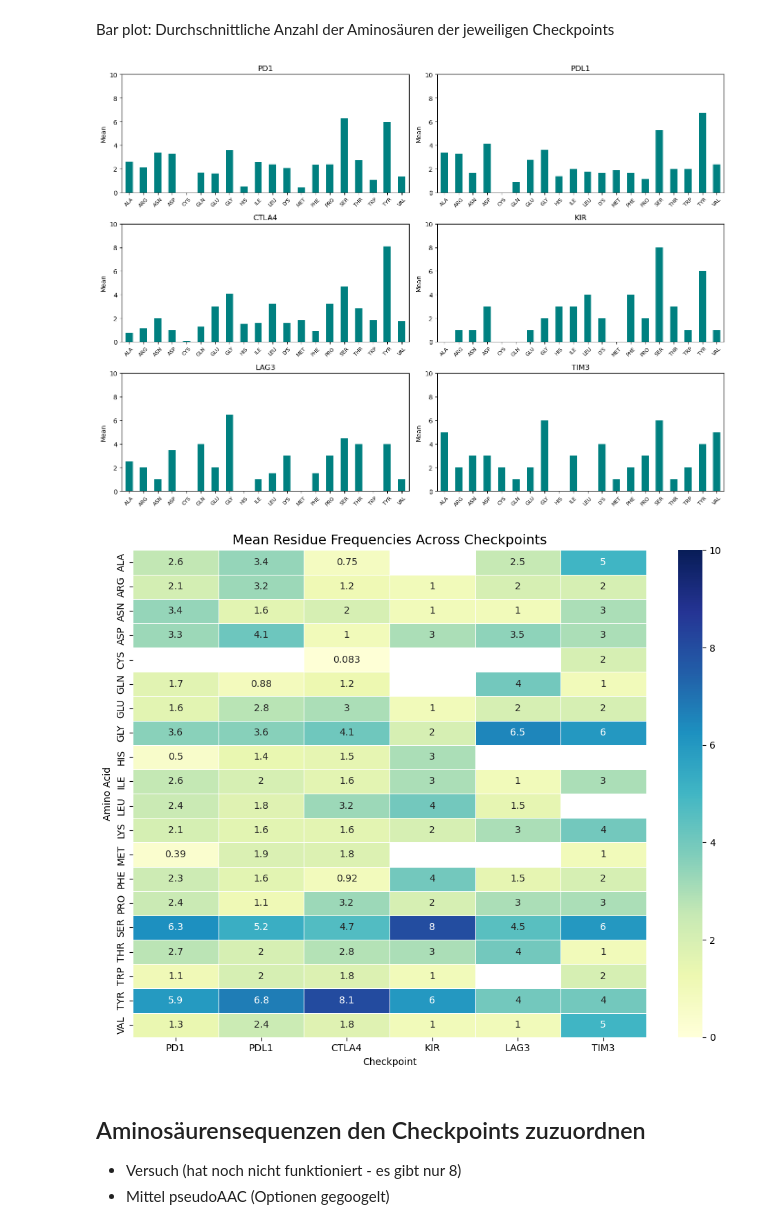
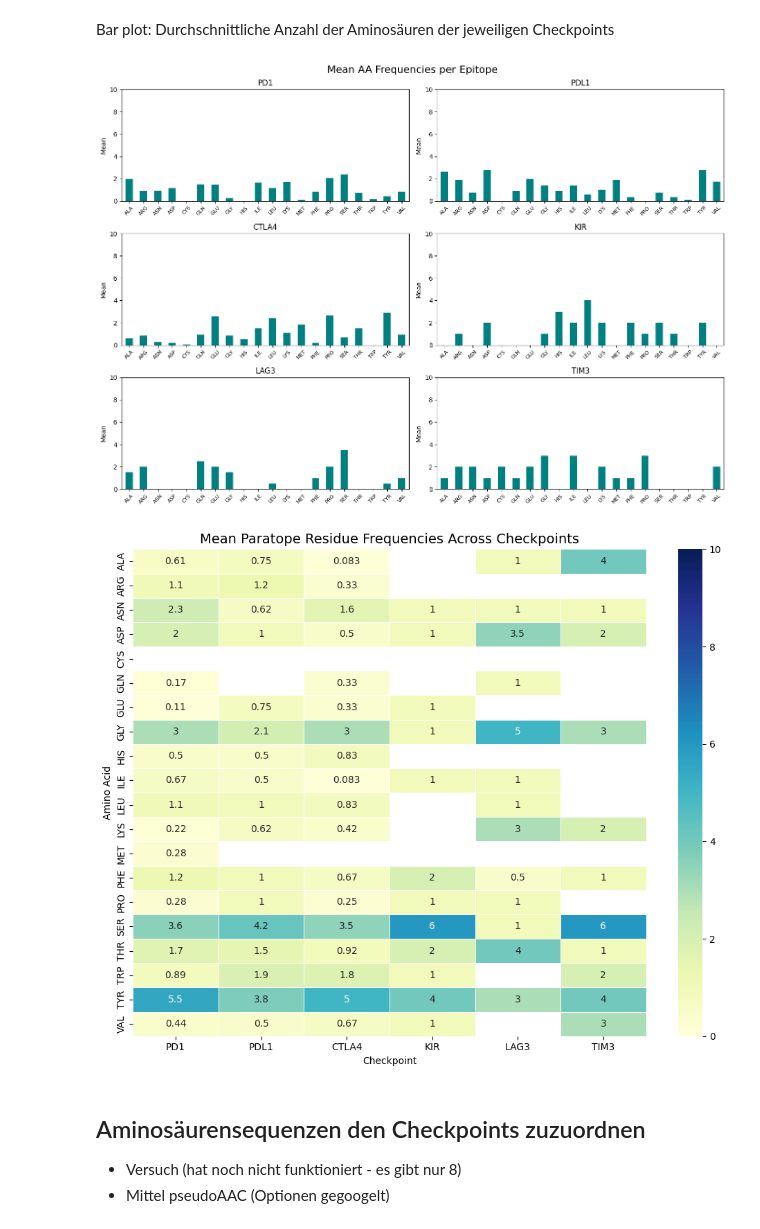
Before and after one commit to datascience-2025-group4/group04-team01, a Jupyter notebook: exploratory_data_analysis.ipynb, the cells around one changed output. Saved outputs shown, nothing was run; the diff lists cells and outputs as text; code cells hidden in the pictures.

```diff
--- a/exploratory_data_analysis.ipynb
+++ b/exploratory_data_analysis.ipynb
@@ -280,8 +328,7 @@ Saved pivot summary to tim3_epitope_residue_frequencies_pivot.csv
 checkpoints = ['pd1', 'pdl1', 'tim3', 'kir', 'lag3', 'tim3']
 
 for ckpt in checkpoints:
-    df = pd.read_csv(f"data/{ckpt}/{ckpt}_epitope_residue_frequencies_pivot.csv", index_col=0)
-
+    df = pd.read_csv(f"data/{ckpt}/{ckpt}_paratope_residue_frequencies_pivot.csv", index_col=0)
     # Z-score across all values
     df_z = df.apply(zscore, axis=0)
 
@@ -298,12 +345,12 @@ for ckpt in checkpoints:
         cbar_kws={"label": "Z-Score"}
     )
 
-    plt.title("Normalized Residue Frequencies (Z-scores)", fontsize=16)
+    plt.title(f"Normalized Paratope Residue Frequencies (Z-scores) for {ckpt.upper()}", fontsize=16)
     plt.ylabel("Residue", fontsize=12)
     plt.xlabel("PDB ID", fontsize=12)
     plt.xticks(rotation=45, ha='right')
     plt.yticks(rotation=0)
     plt.tight_layout()
-    # plt.savefig(f"plots/{variable}_heatmap.pdf", bbox_inches = "tight")
+    plt.savefig(f"plots/{ckpt}_paratope_freq_heatmap.pdf", bbox_inches = "tight")
     plt.show()
 # %% [output]
@@ -313,7 +365,7 @@ for ckpt in checkpoints:
 # %%
 checkpoints = ['pd1', 'pdl1', 'ctla4', 'kir', 'lag3', 'tim3']
 for checkpoint in checkpoints:
-    read_folder = f'data/{checkpoint}/{checkpoint}_residue_frequencies_pivot.csv'
+    read_folder = f'data/{checkpoint}/{checkpoint}_paratope_residue_frequencies_pivot.csv'
 
     df= pd.read_csv(read_folder, index_col=0)
     df['mean'] = df.mean(axis = 1) #berechnet mittelwert pro zeile
@@ -330,7 +382,7 @@ fig, axes = plt.subplots(3, 2, figsize=(14, 10)) #Erstellt ein 3x2-Gitter von Su
 axes = axes.flatten()
 
 for i, cp in enumerate(checkpoints):
-    file_path = f'data/{cp}/{cp}_residue_frequencies_pivot.csv'
+    file_path = f'data/{cp}/{cp}_epitope_residue_frequencies_pivot.csv'
     if os.path.exists(file_path):
         df = pd.read_csv(file_path, index_col=0)
         df = df.reindex(all_residues)  # Adds missing residues with NaN
@@ -346,32 +398,33 @@ for i, cp in enumerate(checkpoints):
 for j in range(len(checkpoints), len(axes)):
     fig.delaxes(axes[j])
 
+plt.suptitle("Mean AA Frequencies per Epitope", fontsize=16)
 plt.tight_layout()
-# plt.savefig(f"plots/checkpoint_AA_freq_barplot.pdf")
+plt.savefig(f"plots/checkpoint_epitope_AA_freq_barplot.pdf")
 plt.show()
 # %% [output]
-[figure, old version]
+[figure, new version]
 # %%
 heatmap_data = pd.DataFrame(index=all_residues)
 
 for cp in checkpoints:
-    file_path = f'data/{cp}/{cp}_residue_frequencies_pivot.csv'
+    file_path = f'data/{cp}/{cp}_paratope_residue_frequencies_pivot.csv'
     if os.path.exists(file_path):
         df = pd.read_csv(file_path, index_col=0)
         df = df.reindex(all_residues)  # ensure consistent order
         heatmap_data[cp.upper()] = df['mean']
 
 # Plot the heatmap
 plt.figure(figsize=(10, 8))
 sns.heatmap(heatmap_data, annot=True, cmap="YlGnBu", vmin=0, vmax=10, linewidths=0.5)
-plt.title("Mean Residue Frequencies Across Checkpoints", fontsize=14)
+plt.title("Mean Paratope Residue Frequencies Across Checkpoints", fontsize=14)
 plt.xlabel("Checkpoint")
 plt.ylabel("Amino Acid")
 plt.tight_layout()
-# plt.savefig("plots/checkpoint_AA_freq_heatmap.pdf", dpi=300)
+plt.savefig("plots/checkpoint_paratope_AA_freq_heatmap.pdf", dpi=300)
 plt.show()
 # %% [output]
-[figure, old version]
+[figure, new version]
 # %% [markdown]
 ## Aminosäurensequenzen den Checkpoints zuzuordnen
 - Versuch (hat noch nicht funktioniert - es gibt nur 8)
```
Also changed, not shown: parts of 4 cells of this notebook, 34 other files.
